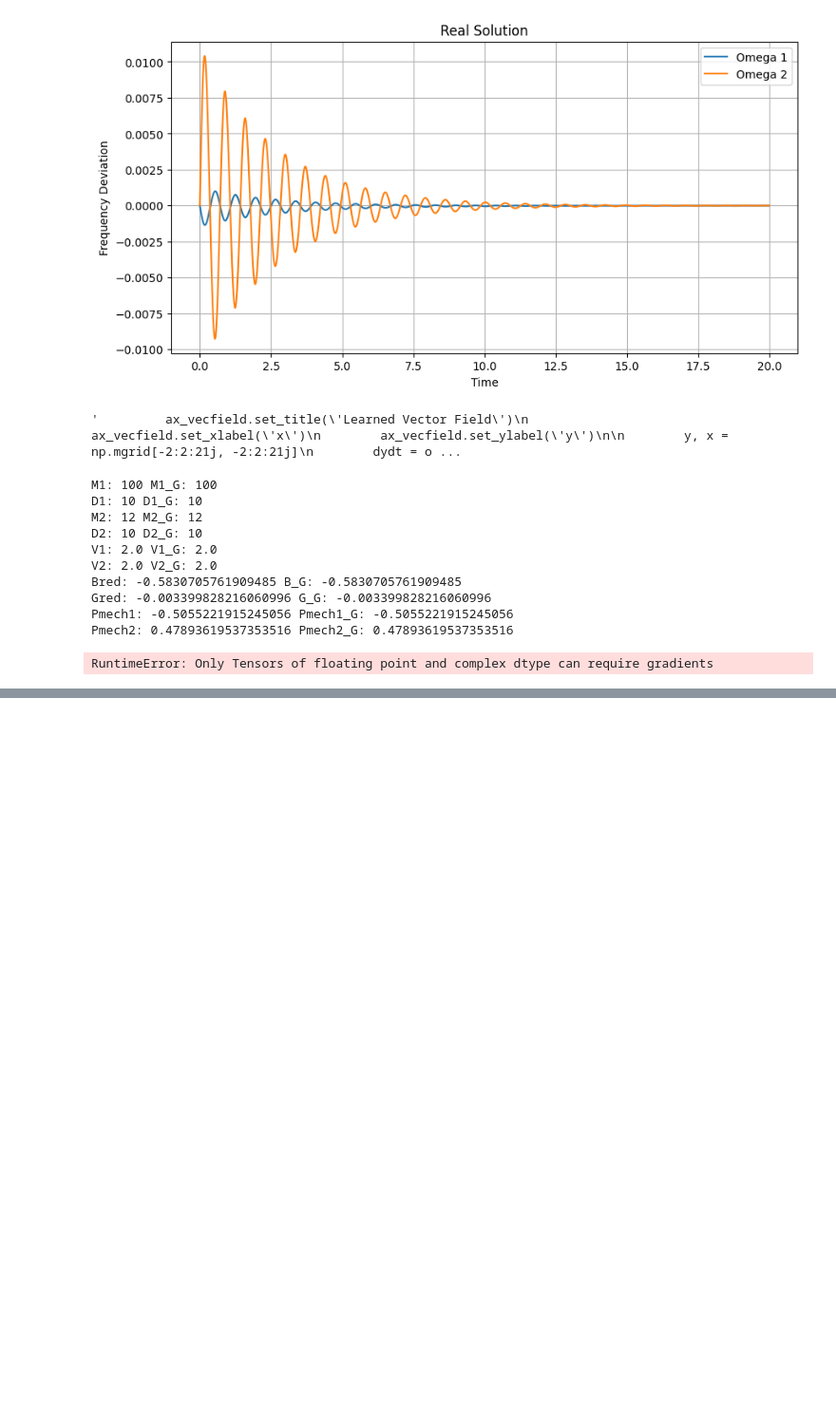
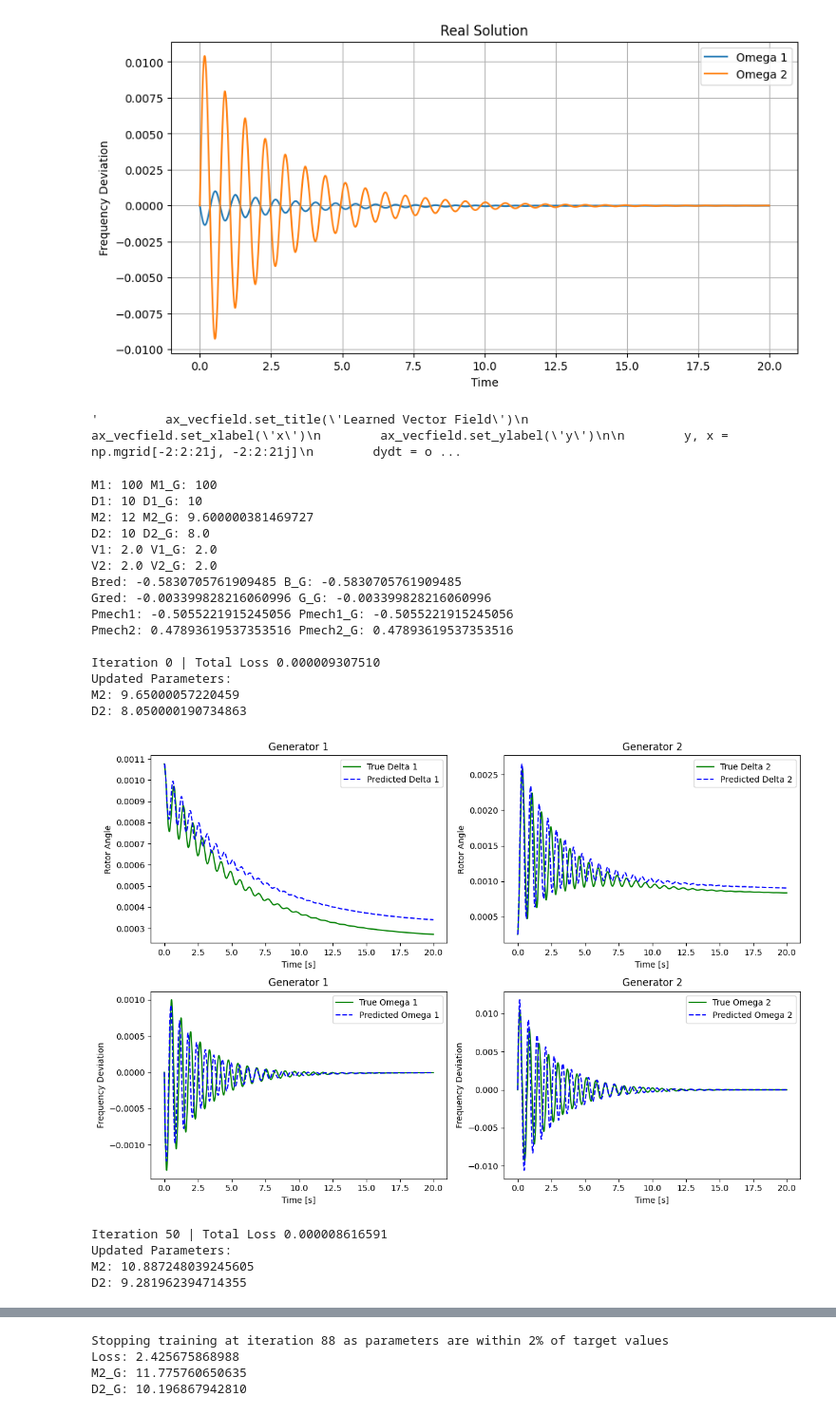
Before and after one commit to moris512/torchdiffeq, a Jupyter notebook: Ejemplos/TwoGeneratorOneKnownMac.ipynb, the cells around one changed output, grey strips where cells are left out. Shown at 95% size. Cells and saved outputs as stored; diff of their text form; code cells hidden in the pictures; blank space fills up the shorter version.

```diff
--- a/Ejemplos/TwoGeneratorOneKnownMac.ipynb
+++ b/Ejemplos/TwoGeneratorOneKnownMac.ipynb
@@ -185,7 +185,8 @@ class RunningAverageMeter(object):
         self.val = val
 # %%
 #Training loop
-Delta = 1 #Porcentual deviation from real value
+Delta = 0.8 #Porcentual deviation from real value
+TargetPercent = 2
 M1_G = M1
 D1_G = D1
 M2_G = Delta*M2
@@ -207,6 +208,9 @@ Pmech2_G = Pmech2star
 #Pmech2_G = Delta*Pmech2star
 #Pmech2_G = torch.randint(-Delta, Delta, (1,1))/100 * Pmech2star + Pmech2star
 
+def percent_deviation(current_value, target_value):
+    return abs(current_value - target_value) / target_value * 100
+
 print(f"M1: {M1.item()}", f"M1_G: {M1_G.item()}")
 print(f"D1: {D1.item()}", f"D1_G: {D1_G.item()}")
 print(f"M2: {M2.item()}", f"M2_G: {M2_G.item()}")
@@ -220,18 +224,14 @@ print(f"Pmech2: {Pmech2star.item()}", f"Pmech2_G: {Pmech2_G.item()}")
 
 
 func = NeuralODE(M1_G, D1_G, M2_G, D2_G, V1_G, V2_G, B_G, G_G, Pmech1_G, Pmech2_G).to(device)
-optimizer = optim.RMSprop(func.parameters(), lr=0.05) #RMSprop
+optimizer = optim.Adam(func.parameters(), lr=0.05) #RMSprop
 end = time.time()
 time_meter = RunningAverageMeter(0.97)
 loss_meter = RunningAverageMeter(0.97)
 ii = 0
 
-with torch.no_grad():
-    initial_pred = odeint(func, x0, t).to(device)
-    initial_true = true_x.to(device)
-    visualize(initial_true, initial_pred, func, 0)
 
-for itr in range(1, niters + 1):
+for itr in range(0, niters):
     optimizer.zero_grad()
     batch_x0, batch_t, batch_x = get_batch()
     batch_omega1 = batch_x[:,:,1,:]
@@ -242,33 +242,52 @@ for itr in range(1, niters + 1):
     loss = torch.mean((pred_omega2 - batch_omega2)**2)
     #loss = 0.2*torch.mean((pred_omega1 - batch_omega1)**2) + 0.8*torch.mean((pred_omega2 - batch_omega2)**2)
     loss.backward() #Calculate the dloss/dparameters
     optimizer.step() #Update value of parameters
     time_meter.update(time.time() - end)
     loss_meter.update(loss.item())
+    deviation_M2 = percent_deviation(func.M2.item(), M2)
+    deviation_D2 = percent_deviation(func.D2.item(), D2)
 
     if itr % test_freq == 0:
         with torch.no_grad():
             pred_x = odeint(func, x0, t)
             pred_omega1 = pred_x[:,1,:]/omega0
             pred_omega2 = pred_x[:,3,:]/omega0
             loss = torch.mean((pred_omega2 - true_omega2)**2)
             #loss = 0.2*torch.mean((pred_omega1 - true_omega1)**2) + 0.8*torch.mean((pred_omega2 - true_omega2)**2) #[:,:,0]
             print(f'\nIteration {itr:d} | Total Loss {loss.item():.12f}')
             print('Updated Parameters:')
             for name, param in func.named_parameters():
                 print(f"{name}: {param.data}")
             visualize(true_x, pred_x, func, ii)
             ii += 1
+
+    if deviation_M2 <= TargetPercent and deviation_D2 <= TargetPercent:
+        print(f"Stopping training at iteration {itr} as parameters are within 2% of target values")
+        print(f'Loss: {loss.item():.12f}')
+        print(f'M2_G: {func.M2.item():.12f}')
+        print(f'D2_G: {func.D2.item():.12f}')
+        break
+
     end = time.time()
 # %% [output]
 M1: 100 M1_G: 100
 D1: 10 D1_G: 10
-M2: 12 M2_G: 12
-D2: 10 D2_G: 10
+M2: 12 M2_G: 9.600000381469727
+D2: 10 D2_G: 8.0
 V1: 2.0 V1_G: 2.0
 V2: 2.0 V2_G: 2.0
 Bred: -0.5830705761909485 B_G: -0.5830705761909485
 Gred: -0.003399828216060996 G_G: -0.003399828216060996
 Pmech1: -0.5055221915245056 Pmech1_G: -0.5055221915245056
 Pmech2: 0.47893619537353516 Pmech2_G: 0.47893619537353516
+
+Iteration 0 | Total Loss 0.000009307510
+Updated Parameters:
+M2: 9.65000057220459
+D2: 8.050000190734863
+[figure, added]
-RuntimeError: Only Tensors of floating point and complex dtype can require gradients
+Iteration 50 | Total Loss 0.000008616591
+Updated Parameters:
+M2: 10.887248039245605
+D2: 9.281962394714355
@@ -275,3 +295,7 @@ RuntimeError: Only Tensors of floating point and complex dtype can require gradi
+Stopping training at iteration 88 as parameters are within 2% of target values
+Loss: 2.425675868988
+M2_G: 11.775760650635
+D2_G: 10.196867942810
 # %%
 #Complete Code
 #All Required Libraries
```
Also changed, not shown: parts of 1 cell of this notebook.
